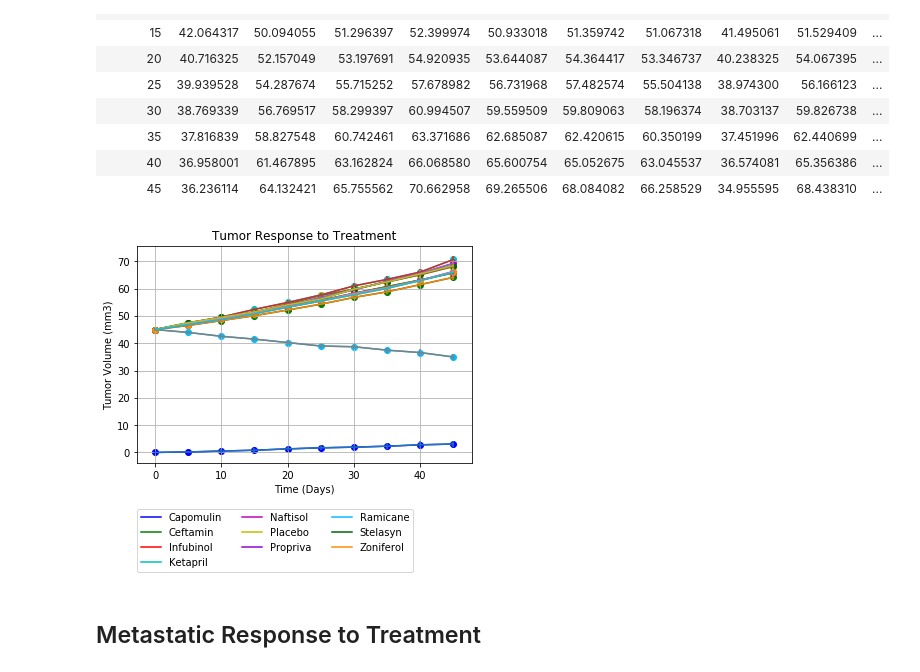
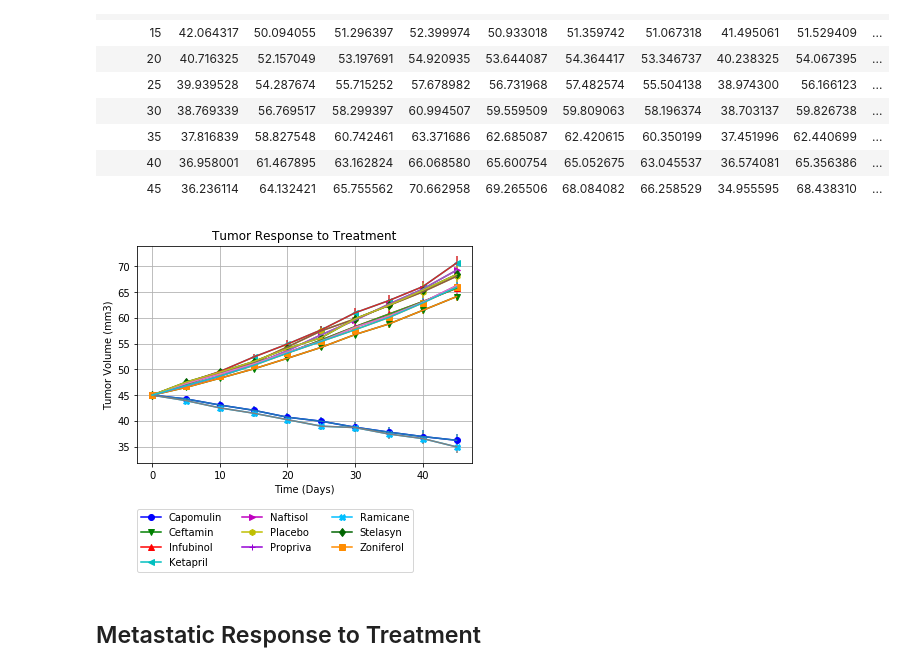
Before and after one commit to alyssamoyer/matplotlib-challenge, a Jupyter notebook: Pymaceuticals/main.ipynb, the cells around one changed output. Saved outputs shown, nothing was run; the diff lists cells and outputs as text; code cells hidden in the pictures.

Commit message:
cleaned up graphs

```diff
--- a/Pymaceuticals/main.ipynb
+++ b/Pymaceuticals/main.ipynb
@@ -84,71 +84,63 @@ tumormean_pivot
 
 columns = list(tumormean_pivot.columns)
 colors = ['b', 'g', 'r', 'c', 'm', 'y', 'darkviolet', 'deepskyblue', 'darkgreen', 'darkorange']
+
+
 x = tumormean_pivot.index.values
 y1 = tumormean_pivot[columns[0]]
-plt.plot(x,y, color = colors[0], label = columns[0])
-plt.scatter(x,y, color = colors[0])
-plt.errorbar(x,y, yerr = tumorsem_pivot[columns[0]])
+plt.plot(x,y1, color = colors[0], label = columns[0], marker = "o")
+plt.errorbar(x,y1, yerr = tumorsem_pivot[columns[0]])
 
 y2 = tumormean_pivot[columns[1]]
-plt.plot(x,y2, color= colors[1], label = columns[1] )
-plt.scatter(x,y2, color= colors[1] )
+plt.plot(x,y2, color= colors[1], label = columns[1], marker = "v")
 plt.errorbar(x,y2, yerr = tumorsem_pivot[columns[1]])
 
 y3 = tumormean_pivot[columns[2]]
-plt.plot(x,y3, color= colors[2], label = columns[2])
-plt.scatter(x,y3, color= colors[2])
+plt.plot(x,y3, color= colors[2], label = columns[2], marker = "^")
 plt.errorbar(x,y3, yerr = tumorsem_pivot[columns[2]])
 
 y4 = tumormean_pivot[columns[3]]
-plt.plot(x,y4, color= colors[3], label = columns[3])
-plt.scatter(x,y4, color= colors[3])
+plt.plot(x,y4, color= colors[3], label = columns[3], marker = "<")
 plt.errorbar(x,y4, yerr = tumorsem_pivot[columns[3]])
 
 y5 = tumormean_pivot[columns[4]]
-plt.plot(x,y5, color= colors[4], label = columns[4])
-plt.scatter(x,y5, color= colors[4])
+plt.plot(x,y5, color= colors[4], label = columns[4], marker = ">")
 plt.errorbar(x,y5, yerr = tumorsem_pivot[columns[4]])
 
 y6 = tumormean_pivot[columns[5]]
-plt.plot(x,y6, color= colors[5], label = columns[5])
-plt.scatter(x,y6, color= colors[5])
+plt.plot(x,y6, color= colors[5], label = columns[5], marker = "h")
 plt.errorbar(x,y6, yerr = tumorsem_pivot[columns[5]])
 
 y7 = tumormean_pivot[columns[6]]
-plt.plot(x,y7, color= colors[6], label = columns[6])
-plt.scatter(x,y7, color= colors[6])
+plt.plot(x,y7, color= colors[6], label = columns[6], marker = "+")
 plt.errorbar(x,y7, yerr = tumorsem_pivot[columns[6]])
 
 y8 = tumormean_pivot[columns[7]]
-plt.plot(x,y8, color= colors[7], label = columns[7])
-plt.scatter(x,y8, color= colors[7])
+plt.plot(x,y8, color= colors[7], label = columns[7], marker = "X")
 plt.errorbar(x,y8, yerr = tumorsem_pivot[columns[7]])
 
 y9 = tumormean_pivot[columns[8]]
-plt.plot(x,y9, color= colors[8], label = columns[8])
-plt.scatter(x,y9, color= colors[8])
+plt.plot(x,y9, color= colors[8], label = columns[8], marker = "d")
 plt.errorbar(x,y9, yerr = tumorsem_pivot[columns[8]])
 
 y10 = tumormean_pivot[columns[9]]
-plt.plot(x,y10, color= colors[9], label = columns[9])
-plt.scatter(x,y10, color= colors[9])
+plt.plot(x,y10, color= colors[9], label = columns[9], marker = "s")
 plt.errorbar(x,y10, yerr = tumorsem_pivot[columns[9]])
 
 
 #set the chart labels
 plt.xlabel("Time (Days)")
 plt.ylabel("Tumor Volume (mm3)")
 plt.title("Tumor Response to Treatment")
 plt.grid()
 
 #add legend box below the figure so it does not overlap graph
 plt.legend(loc='lower left', bbox_to_anchor= (0.0, -0.5), ncol=3,
             borderaxespad=0, frameon=True)
 plt.savefig('../images/tumor_response.png')
 plt.show()
 # %% [output]
-[figure, old version]
+[figure, new version]
 # %% [markdown]
 ## Metastatic Response to Treatment
 # %%
```
Also changed, not shown: 1 other file.
